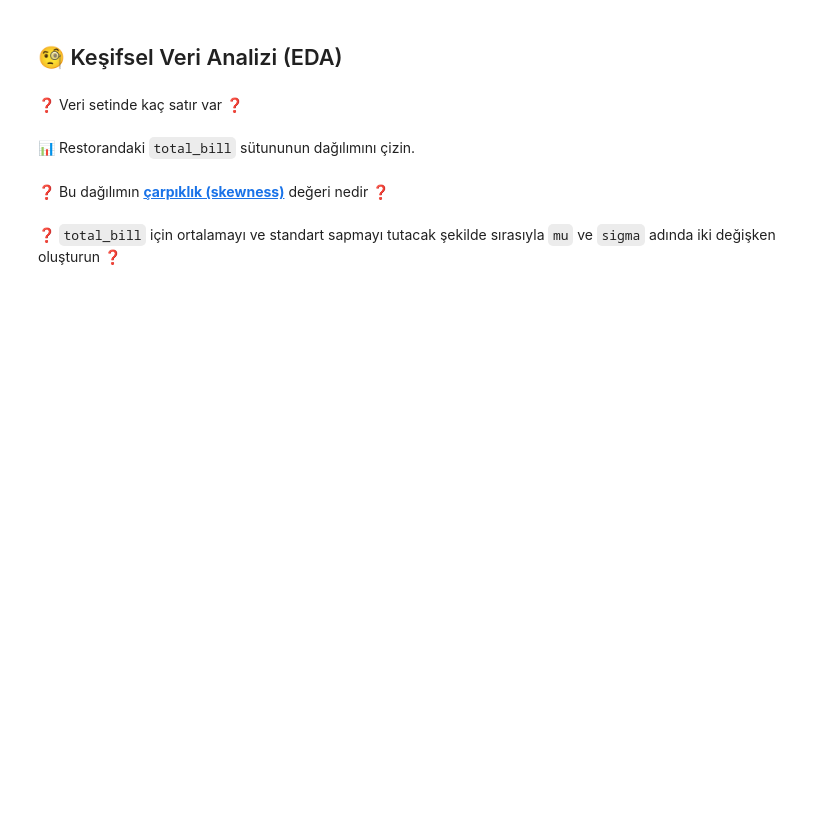
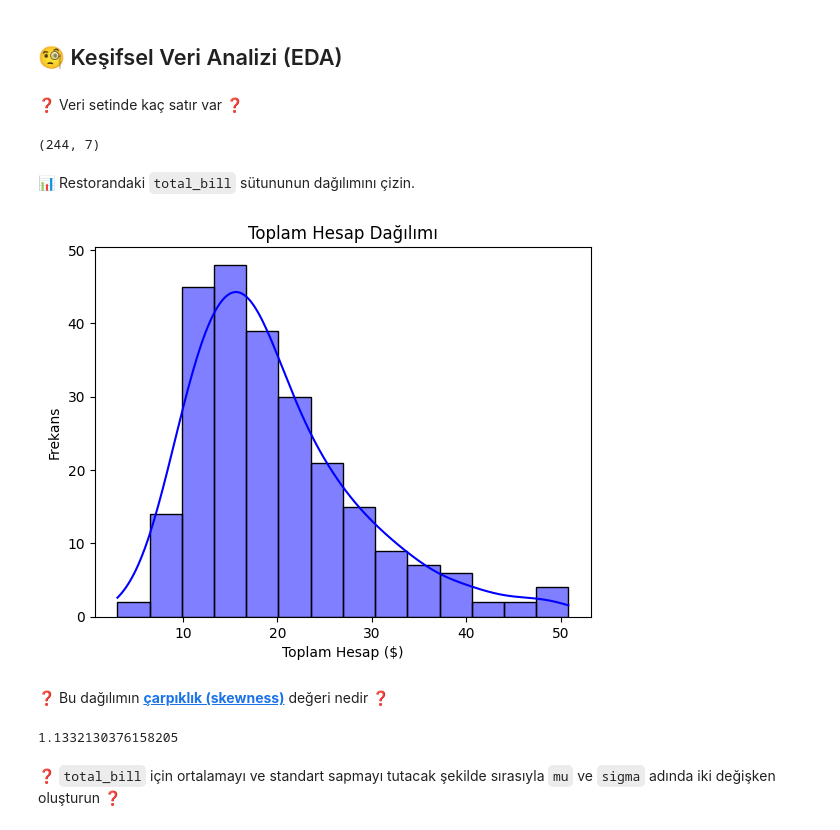
Before and after one commit to doganalperr/data-science-clt-irl, a Jupyter notebook: Recap_Central_Limit_Theorem_revisited.ipynb, the cells around one changed output. Drawn from its saved outputs; the diff is of its cells as text; code cells hidden in the pictures; blank space fills up the shorter version.

```diff
--- a/Recap_Central_Limit_Theorem_revisited.ipynb
+++ b/Recap_Central_Limit_Theorem_revisited.ipynb
@@ -62,2 +89,6 @@ df.head()
+# %%
+df.shape
+# %% [output]
+(244, 7)
 # %% [markdown]
 📊 Restorandaki `total_bill` sütununun dağılımını çizin.
@@ -66,2 +95,15 @@ df.head()
+# %%
+
+sns.histplot(df['total_bill'], kde=True, color='blue')
+
+
+plt.title('Toplam Hesap Dağılımı')
+plt.xlabel('Toplam Hesap ($)')
+plt.ylabel('Frekans')
+
+
+plt.show()
+# %% [output]
+[figure, added]
 # %% [markdown]
 ❓ Bu dağılımın [**çarpıklık (skewness)**](https://whatis.techtarget.com/definition/skewness) değeri nedir ❓
@@ -70,2 +110,7 @@ df.head()
+# %%
+total_bill_skew = df["total_bill"].skew()
+total_bill_skew
+# %% [output]
+1.1332130376158205
 # %% [markdown]
 ❓ `total_bill` için ortalamayı ve standart sapmayı tutacak şekilde sırasıyla `mu` ve `sigma` adında iki değişken oluşturun ❓
```
Also changed, not shown: parts of 20 cells of this notebook.
